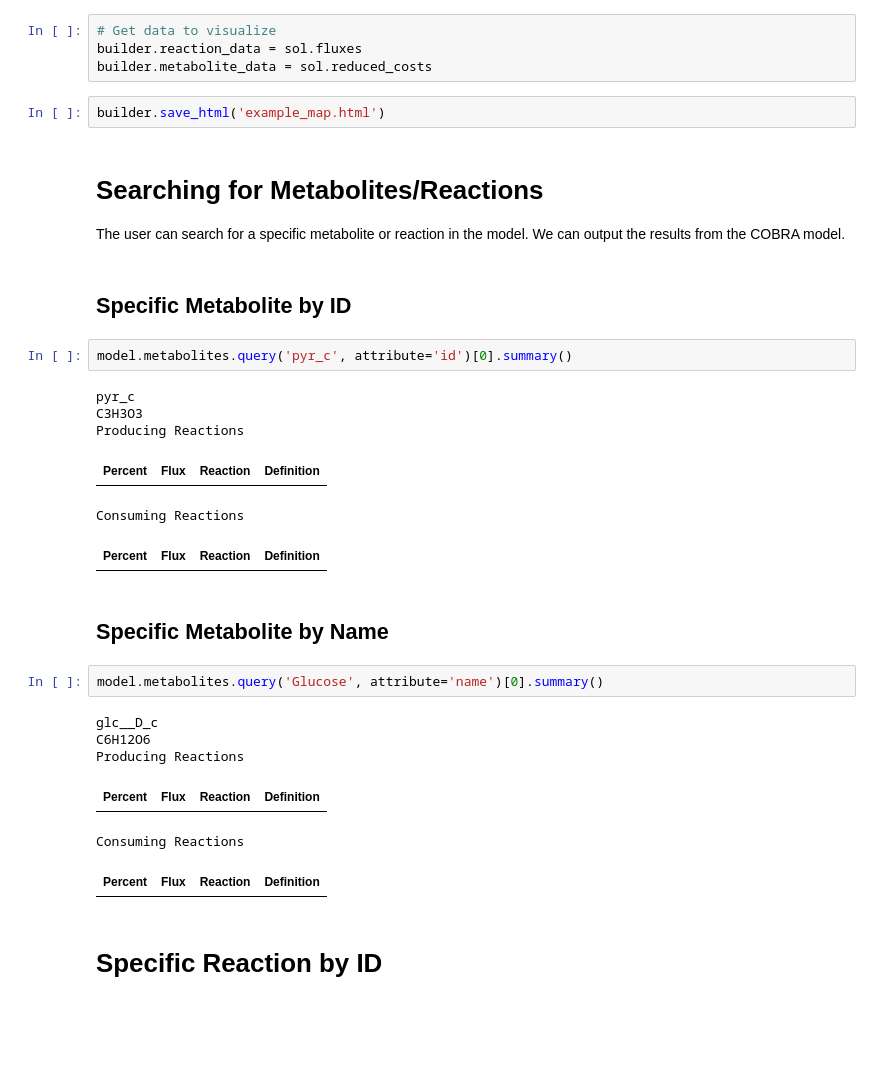
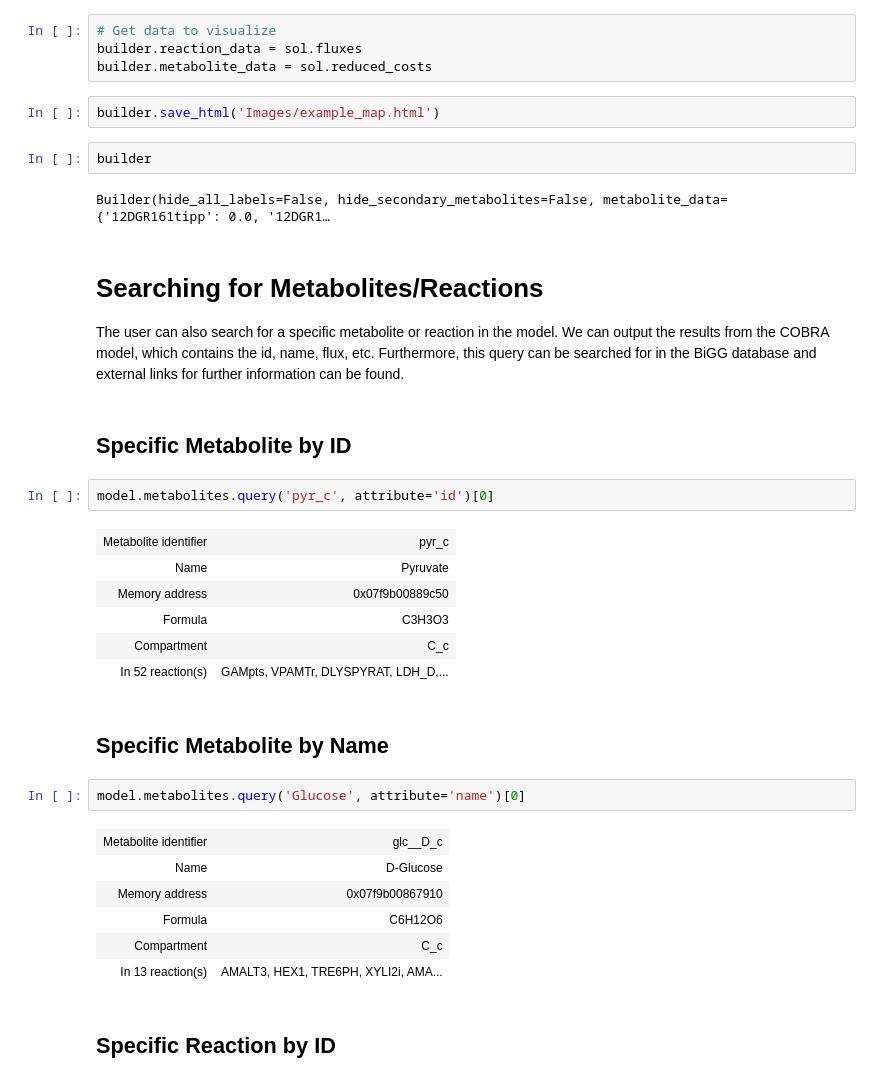
Before and after one commit to esameth/gapfill_db, a Jupyter notebook: tutorial/tutorial.ipynb, the cells around one changed output. Saved outputs shown, nothing was run; the diff lists cells and outputs as text; blank space fills up the shorter version.

Commit message:
Updated explanations and images

```diff
--- a/tutorial/tutorial.ipynb
+++ b/tutorial/tutorial.ipynb
@@ -322,32 +322,36 @@ Downloading Map from https://escher.github.io/1-0-0/6/maps/Escherichia%20coli/e_
 builder.reaction_data = sol.fluxes
 builder.metabolite_data = sol.reduced_costs
 # %%
-builder.save_html('example_map.html')
+builder.save_html('Images/example_map.html')
+# %%
+builder
+# %% [output]
+Builder(hide_all_labels=False, hide_secondary_metabolites=False, metabolite_data={'12DGR161tipp': 0.0, '12DGR1…
 # %% [markdown]
 # Searching for Metabolites/Reactions
-The user can search for a specific metabolite or reaction in the model. We can output the results from the COBRA model.
+The user can also search for a specific metabolite or reaction in the model. We can output the results from the COBRA model, which contains the id, name, flux, etc. Furthermore, this query can be searched for in the BiGG database and external links for further information can be found.
 # %% [markdown]
 ## Specific Metabolite by ID
 # %%
-model.metabolites.query('pyr_c', attribute='id')[0].summary()
+model.metabolites.query('pyr_c', attribute='id')[0]
 # %% [output]
-pyr_c
-C3H3O3
-Producing Reactions
-| Percent | Flux | Reaction | Definition |
+| Metabolite identifier | pyr_c |
+| Name | Pyruvate |
+| Memory address | 0x07f9b00889c50 |
+| Formula | C3H3O3 |
+| Compartment | C_c |
+| In 52 reaction(s) | GAMpts, VPAMTr, DLYSPYRAT, LDH_D,... |
-Consuming Reactions
-| Percent | Flux | Reaction | Definition |
 # %% [markdown]
 ## Specific Metabolite by Name
 # %%
-model.metabolites.query('Glucose', attribute='name')[0].summary()
+model.metabolites.query('Glucose', attribute='name')[0]
 # %% [output]
-glc__D_c
-C6H12O6
-Producing Reactions
-| Percent | Flux | Reaction | Definition |
+| Metabolite identifier | glc__D_c |
+| Name | D-Glucose |
+| Memory address | 0x07f9b00867910 |
+| Formula | C6H12O6 |
+| Compartment | C_c |
+| In 13 reaction(s) | AMALT3, HEX1, TRE6PH, XYLI2i, AMA... |
-Consuming Reactions
-| Percent | Flux | Reaction | Definition |
 # %% [markdown]
-# Specific Reaction by ID
+## Specific Reaction by ID
 # %%
```
Also changed, not shown: parts of 17 cells of this notebook, 3 other files.
